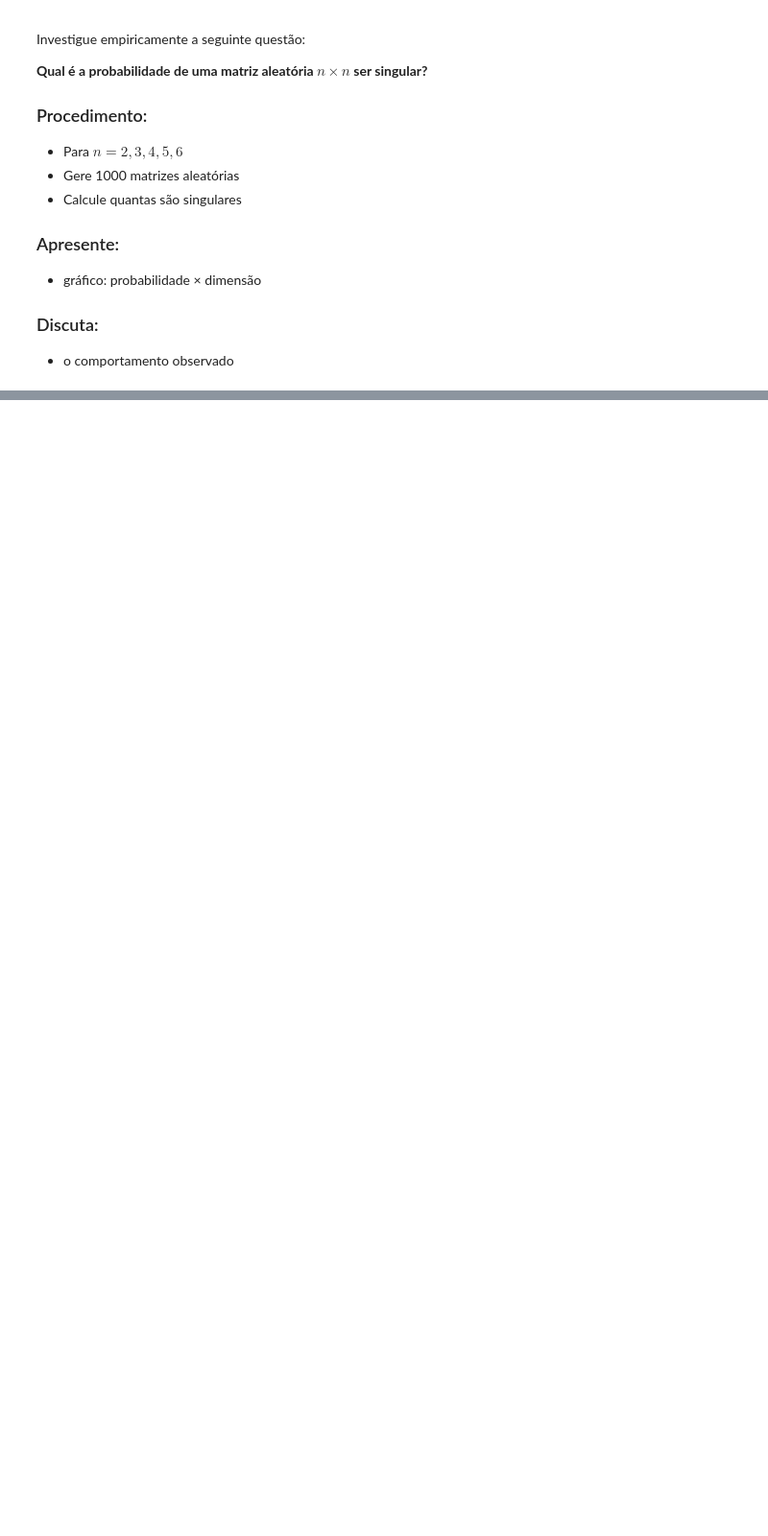
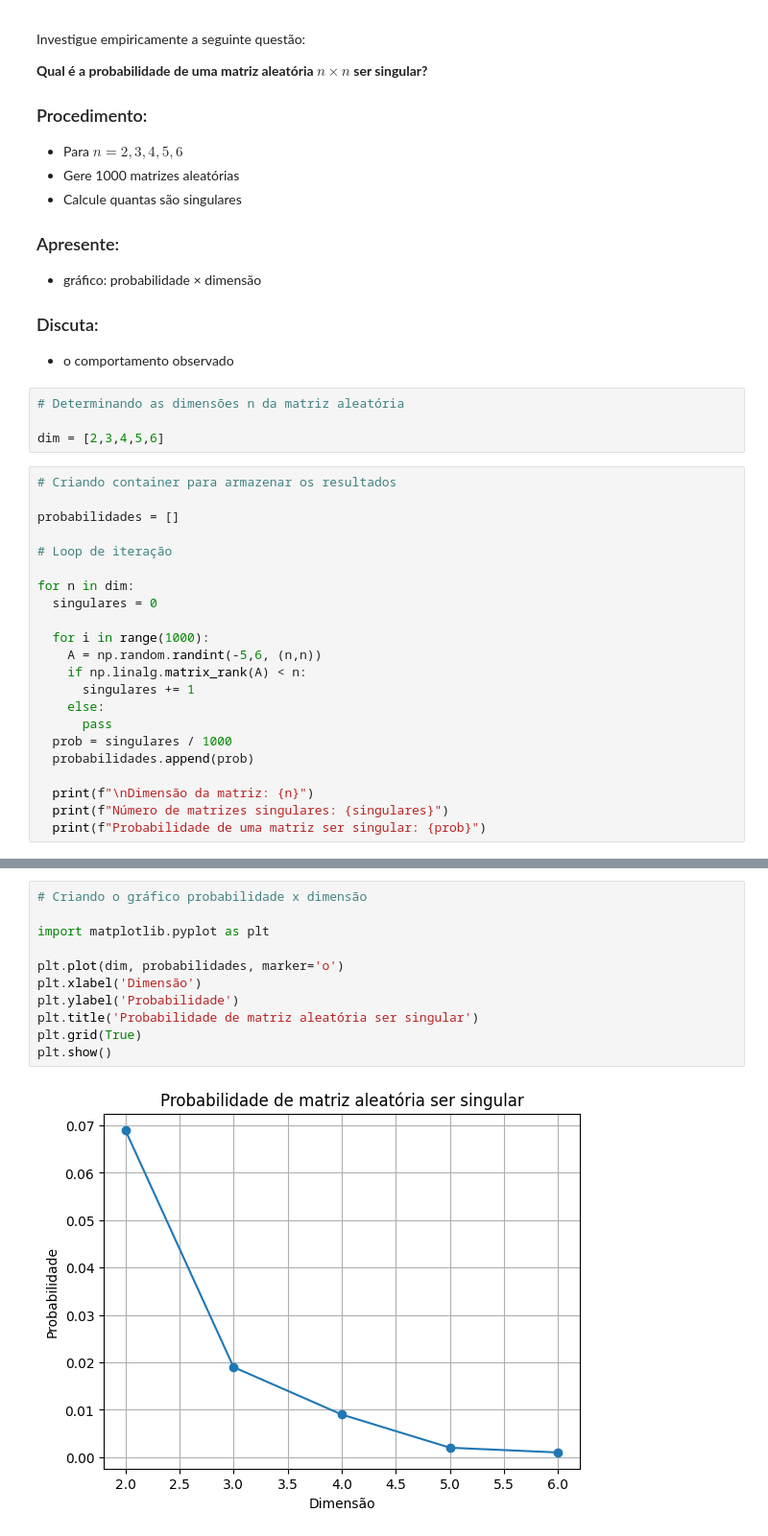
Before and after one commit to MykaQMS/alc_unifesp_mykael, a Jupyter notebook: Trabalho1_Algebra_Linear_Comp.ipynb, the cells around one changed output, grey strips where cells are left out. Shown at 96% size. Cells and saved outputs as stored; diff of their text form; blank space fills up the shorter version.

```diff
--- a/Trabalho1_Algebra_Linear_Comp.ipynb
+++ b/Trabalho1_Algebra_Linear_Comp.ipynb
@@ -193,3 +321,29 @@ Investigue empiricamente a seguinte questão:
 ### Discuta:
 
 - o comportamento observado
+# %%
+# Determinando as dimensões n da matriz aleatória
+
+dim = [2,3,4,5,6]
+# %%
+# Criando container para armazenar os resultados
+
+probabilidades = []
+
+# Loop de iteração
+
+for n in dim:
+  singulares = 0
+
+  for i in range(1000):
+    A = np.random.randint(-5,6, (n,n))
+    if np.linalg.matrix_rank(A) < n:
+      singulares += 1
+    else:
+      pass
+  prob = singulares / 1000
+  probabilidades.append(prob)
+
+  print(f"\nDimensão da matriz: {n}")
+  print(f"Número de matrizes singulares: {singulares}")
+  print(f"Probabilidade de uma matriz ser singular: {prob}")
@@ -195,0 +384,13 @@ Investigue empiricamente a seguinte questão:
+# %%
+# Criando o gráfico probabilidade x dimensão
+
+import matplotlib.pyplot as plt
+
+plt.plot(dim, probabilidades, marker='o')
+plt.xlabel('Dimensão')
+plt.ylabel('Probabilidade')
+plt.title('Probabilidade de matriz aleatória ser singular')
+plt.grid(True)
+plt.show()
+# %% [output]
+[figure, added]
```
Also changed, not shown: parts of 12 cells of this notebook.
